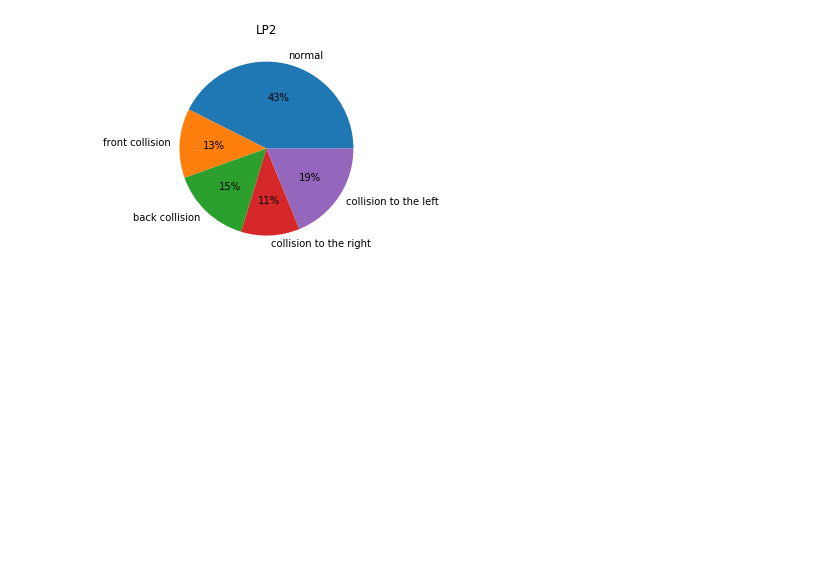
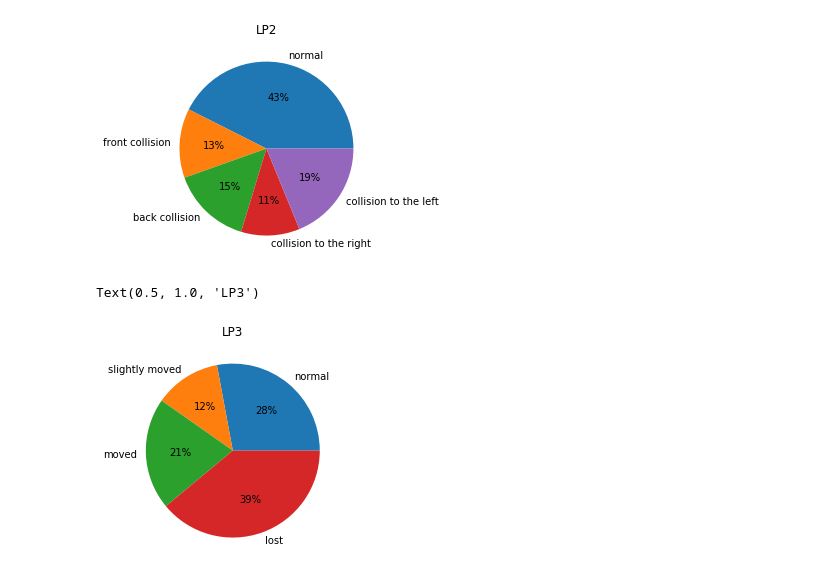
Before and after one commit to jamissonfreitas/MLSTM-FCN, a Jupyter notebook: datasets.ipynb, the cells around one changed output. Cells and saved outputs as stored; diff of their text form; code cells hidden in the pictures; blank space fills up the shorter version.

```diff
--- a/datasets.ipynb
+++ b/datasets.ipynb
@@ -48,3 +39,19 @@ plt.title('LP2')
 # %% [output]
 Text(0.5, 1.0, 'LP2')
 [figure]
+# %%
+"""
+   -- LP3: 43% ok
+           19% slightly moved
+           32% moved
+            6% lost
+"""
+plt.pie(
+    x=[.43, .19, .32, .6],
+    labels=['normal', 'slightly moved', 'moved', 'lost'],
+    autopct='%.f%%'
+)
+plt.title('LP3')
+# %% [output]
+Text(0.5, 1.0, 'LP3')
+[figure, added]
```
Also changed, not shown: parts of 5 cells of this notebook.
